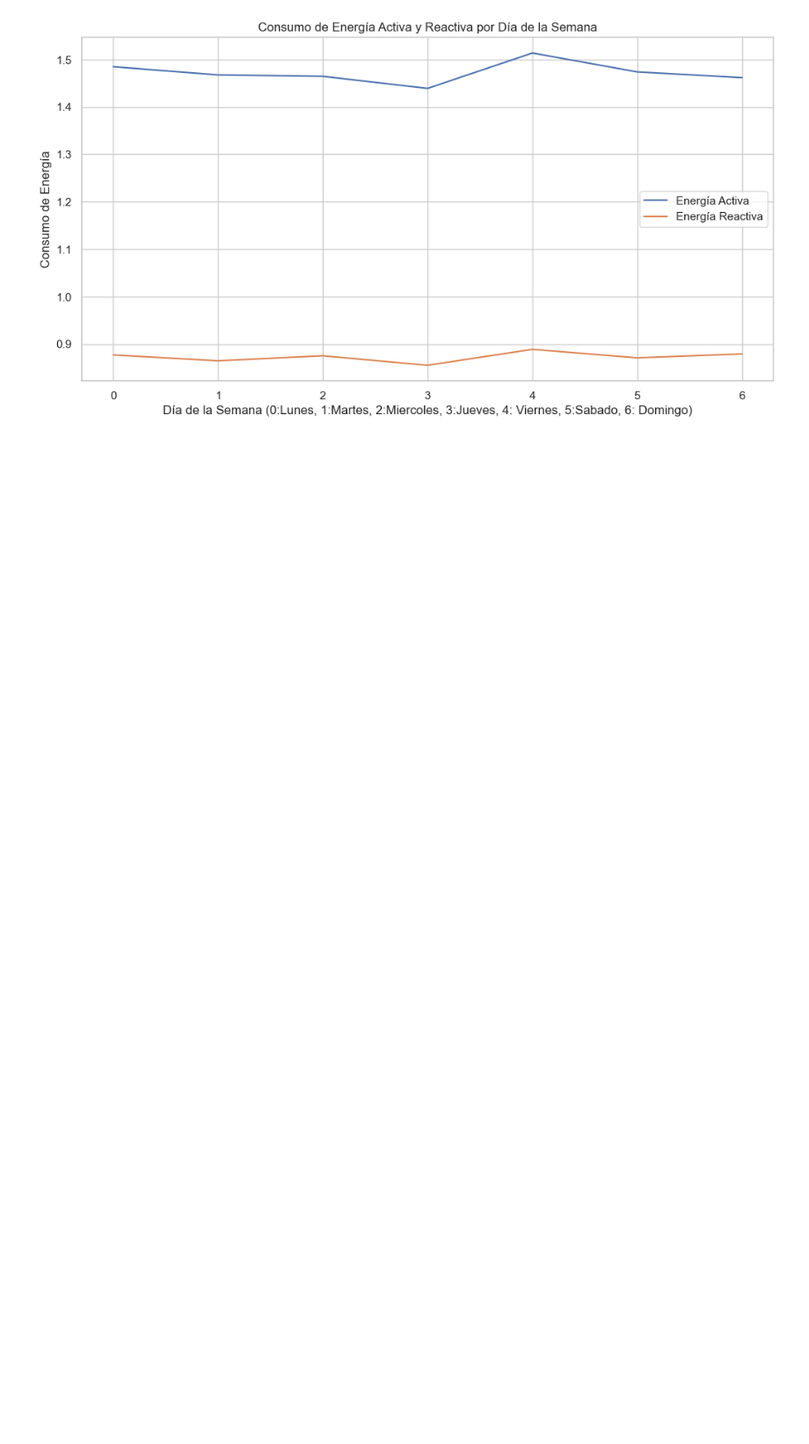
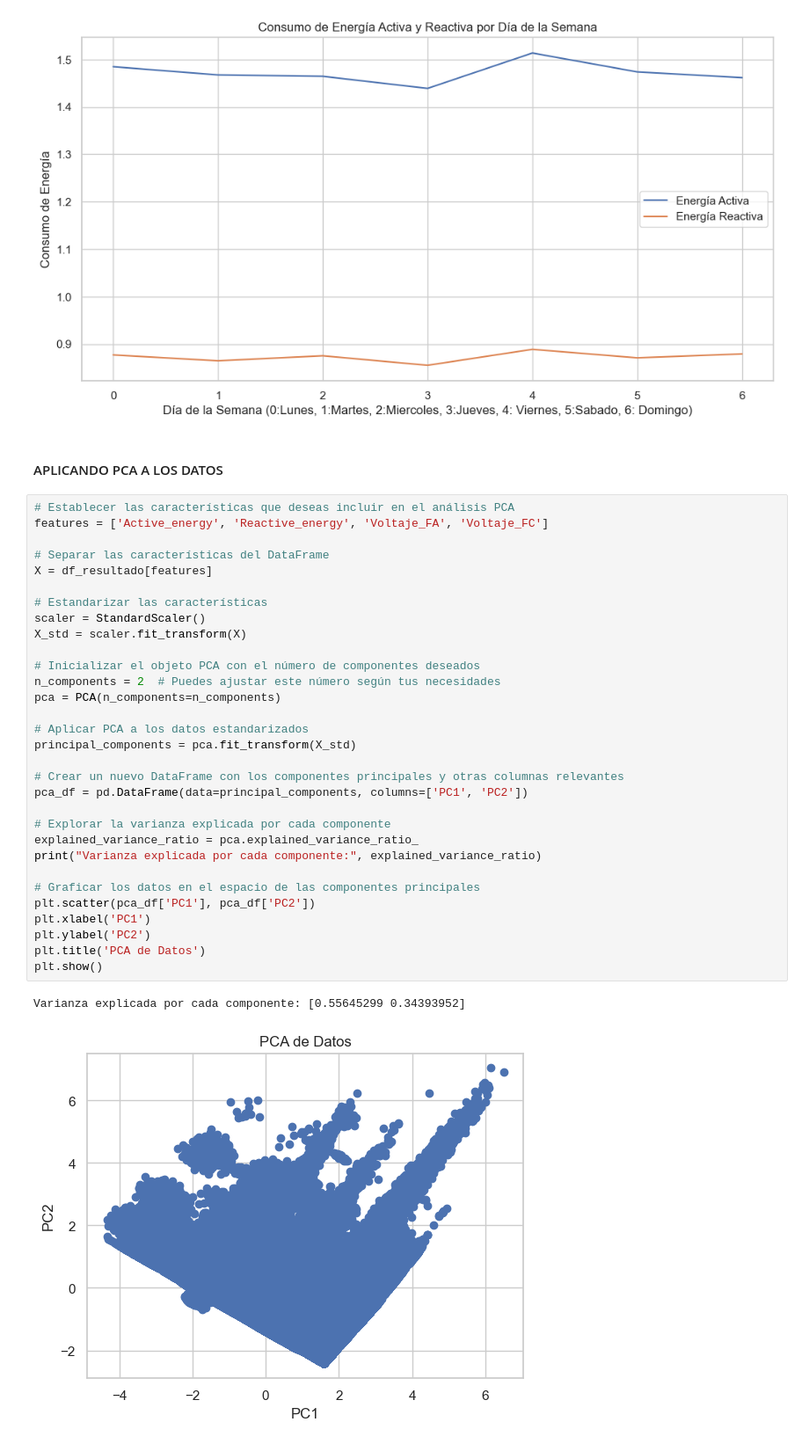
Before and after one commit to elkindavid/Electrodunas, a Jupyter notebook: Electrodunas.ipynb, the cells around one changed output. Shown: that part at 88% size. Drawn from its saved outputs; the diff is of its cells as text; blank space fills up the shorter version.

```diff
--- a/Electrodunas.ipynb
+++ b/Electrodunas.ipynb
@@ -317,3 +337,39 @@ plt.legend()
 plt.show()
 # %% [output]
 [figure]
+# %% [markdown]
+#### APLICANDO PCA A LOS DATOS
+# %%
+# Establecer las características que deseas incluir en el análisis PCA
+features = ['Active_energy', 'Reactive_energy', 'Voltaje_FA', 'Voltaje_FC']
+
+# Separar las características del DataFrame
+X = df_resultado[features]
+
+# Estandarizar las características
+scaler = StandardScaler()
+X_std = scaler.fit_transform(X)
+
+# Inicializar el objeto PCA con el número de componentes deseados
+n_components = 2  # Puedes ajustar este número según tus necesidades
+pca = PCA(n_components=n_components)
+
+# Aplicar PCA a los datos estandarizados
+principal_components = pca.fit_transform(X_std)
+
+# Crear un nuevo DataFrame con los componentes principales y otras columnas relevantes
+pca_df = pd.DataFrame(data=principal_components, columns=['PC1', 'PC2'])
+
+# Explorar la varianza explicada por cada componente
+explained_variance_ratio = pca.explained_variance_ratio_
+print("Varianza explicada por cada componente:", explained_variance_ratio)
+
+# Graficar los datos en el espacio de las componentes principales
+plt.scatter(pca_df['PC1'], pca_df['PC2'])
+plt.xlabel('PC1')
+plt.ylabel('PC2')
+plt.title('PCA de Datos')
+plt.show()
+# %% [output]
+Varianza explicada por cada componente: [0.55645299 0.34393952]
+[figure, added]
```
Also changed, not shown: parts of 9 cells of this notebook.
